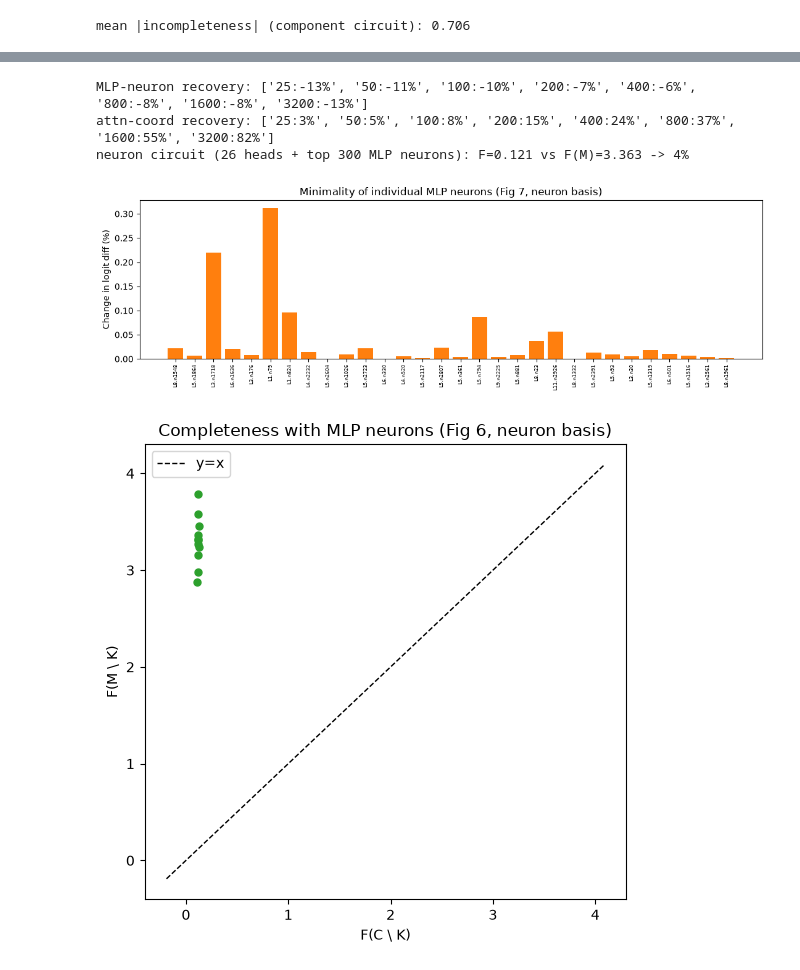
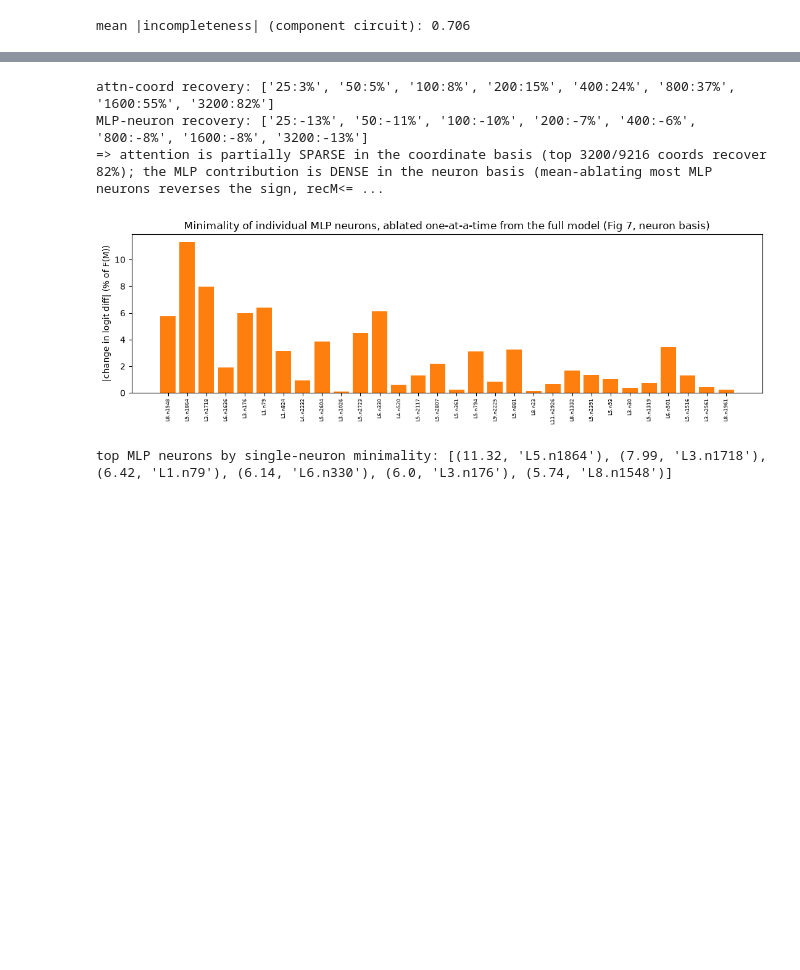
Before and after one commit to nahatav/gpt2-ioi-full-activations, a Jupyter notebook: ioi_full_activations.ipynb, the cells around one changed output, grey strips where cells are left out. Saved outputs shown, nothing was run; the diff lists cells and outputs as text; code cells hidden in the pictures; blank space fills up the shorter version.

```diff
--- a/ioi_full_activations.ipynb
+++ b/ioi_full_activations.ipynb
@@ -488,7 +490,7 @@ def run_ld(ids):
     return float(logit_diff(box[0],A_io,A_s))
 F_M=run_ld(A_clean); print("F(M) on ablation subset:",round(F_M,3))
 
-def F_ablate(keep_heads=None, keep_z=None, keep_mlp=None, ablate_mlp_layers=None):
+def F_ablate(keep_heads=None, keep_z=None, keep_mlp=None, ablate_mlp_layers=None, ablate_mlp_neurons=None):
     """Run clean; mean-ablate everything NOT kept. keep_heads: set of (l,h) (else all heads kept).
     keep_z/keep_mlp: dict l->set of kept dims/neurons (else all kept). ablate_mlp_layers: set of layers to fully mean-ablate."""
     _lobox=[None]
@@ -511,6 +513,8 @@ def F_ablate(keep_heads=None, keep_z=None, keep_mlp=None, ablate_mlp_layers=None
                 mm=torch.zeros(DMLP,device=DEVICE)
                 for nr in keep_mlp.get(l,()): mm[nr]=1.0
                 mlp[:]=mlp*mm[None,None,:]+mean_mh[l][None]*(1-mm)[None,None,:]
+            elif ablate_mlp_neurons is not None and l in ablate_mlp_neurons:
+                for nr in ablate_mlp_neurons[l]: mlp[:,:,nr]=mean_mh[l][None,:,nr]
         _lobox[0]=model.lm_head.output.save()
     return float(logit_diff(_lobox[0],A_io,A_s))
 
@@ -573,7 +577,8 @@ print("mean |incompleteness| (component circuit):",round(np.mean([abs(a-b) for a
 [figure]
 mean |incompleteness| (component circuit): 0.706
 # %%
-# Neuron-level circuit: most important neurons irrespective of component
+# Below components: the neuron basis. (i) how few neurons suffice (recovery / completeness),
+# (ii) per-neuron minimality (Fig 7 in the neuron basis).
 zall=sorted(((abs(head_dim[l,h,d].item()),l,h*DH+d) for l in range(NL) for h in range(NH) for d in range(DH)),reverse=True)
 mall=sorted(((abs(mlp_neuron[l,nr].item()),l,nr) for l in range(NL) for nr in range(DMLP)),reverse=True)
 def topz(K):
@@ -584,51 +589,34 @@ def topmlp(K):
     km=defaultdict(set)
     for _,l,nr in mall[:K]: km[l].add(nr)
     return dict(km)
-# Two recovery curves: are the important *neurons* enough? MLP neurons vs attention coordinates.
+F_heads=F_ablate(keep_heads=CIRCUIT_HEADS)   # 26-head circuit (all MLPs kept) -> reference recovery
 Ks=[25,50,100,200,400,800,1600,3200]
-recM=[F_ablate(keep_heads=ALLH, keep_mlp=topmlp(K))/F_M*100 for K in Ks]   # all heads kept, sparse MLP neurons
-recA=[F_ablate(keep_z=topz(K))/F_M*100 for K in Ks]                         # sparse attn coords, all MLPs kept
-fig,ax=plt.subplots(figsize=(6.5,4))
-ax.plot(Ks,recM,"o-",color="#ff7f0e",label="keep all heads + top-K MLP neurons")
-ax.plot(Ks,recA,"s-",color="#1f77b4",label="keep top-K attn coords + all MLPs")
-ax.axhline(100,color="k",ls=":",lw=1); ax.set_xscale("log")
-ax.set_xlabel("# top neurons kept per type"); ax.set_ylabel("F as % of F(M)")
-ax.set_title("Sparsity in the neuron basis: MLP neurons vs attention coordinates")
-ax.legend(fontsize=8); plt.tight_layout(); plt.savefig(f"{FIGS}/E_neuron_recovery_curve.png",dpi=140); plt.show()
-print("MLP-neuron recovery:", [f"{k}:{r:.0f}%" for k,r in zip(Ks,recM)])
-print("attn-coord recovery:", [f"{k}:{r:.0f}%" for k,r in zip(Ks,recA)])
-# Meaningful neuron-level circuit: the circuit heads (whole) + top MLP neurons (mean the rest of MLP)
-KM=300; keepm=topmlp(KM)
-F_Cn=F_ablate(keep_heads=CIRCUIT_HEADS, keep_mlp=keepm)
-print(f"neuron circuit (26 heads + top {KM} MLP neurons): F={F_Cn:.3f} vs F(M)={F_M:.3f} -> {F_Cn/F_M*100:.0f}%")
-# Fig 7 (neuron): minimality of individual top MLP neurons within the heads+MLP-neuron circuit
+recA=[F_ablate(keep_z=topz(K))/F_M*100 for K in Ks]                       # keep top-K attn coords, all MLPs
+recM=[F_ablate(keep_heads=ALLH, keep_mlp=topmlp(K))/F_M*100 for K in Ks]  # keep top-K MLP neurons, all heads
+fig,ax=plt.subplots(figsize=(7,4.2))
+ax.plot(Ks,recA,"s-",color="#1f77b4",label="keep top-K attention coords (all MLPs)")
+ax.plot(Ks,recM,"o-",color="#ff7f0e",label="keep top-K MLP neurons (all heads)")
+ax.axhline(F_heads/F_M*100,color="#2ca02c",ls="--",lw=1,label="26-head circuit (all MLPs)")
+ax.axhline(100,color="k",ls=":",lw=1); ax.axhline(0,color="grey",lw=.6); ax.set_xscale("log")
+ax.set_xlabel("# top neurons kept"); ax.set_ylabel("recovered logit diff (% of F(M))")
+ax.set_title("Neuron-basis completeness: how much of F(M) the top-K neurons recover")
+ax.legend(fontsize=8); plt.tight_layout(); plt.savefig(f"{FIGS}/C_fig6_neuron_completeness.png",dpi=140); plt.show()
+print("attn-coord recovery:",[f"{k}:{r:.0f}%" for k,r in zip(Ks,recA)])
+print("MLP-neuron recovery:",[f"{k}:{r:.0f}%" for k,r in zip(Ks,recM)])
+print(f"=> attention is partially SPARSE in the coordinate basis (top {Ks[-1]}/9216 coords recover {recA[-1]:.0f}%);"
+      f" the MLP contribution is DENSE in the neuron basis (mean-ablating most MLP neurons reverses the sign, recM<=0),"
+      f" driven by MLP0 and the collective later MLPs.")
+
+# Fig 7 (neuron basis): minimality of individual neurons = |F(M) - F(M with that neuron mean-ablated)| / F(M)
 mtop=mall[:30]; scores=[]
 for _,l,nr in mtop:
-    km2={ll:set(keepm[ll]) for ll in keepm}; km2.setdefault(l,set()).discard(nr)
-    f2=F_ablate(keep_heads=CIRCUIT_HEADS, keep_mlp=km2)
-    scores.append((l,nr,abs(F_Cn-f2)/abs(F_M)*100))
+    f2=F_ablate(ablate_mlp_neurons={l:{nr}})
+    scores.append((l,nr,abs(F_M-f2)/abs(F_M)*100))
 fig,ax=plt.subplots(figsize=(11,3.6))
 ax.bar(range(len(scores)),[s for *_,s in scores],color="#ff7f0e")
 ax.set_xticks(range(len(scores))); ax.set_xticklabels([f"L{l}.n{nr}" for l,nr,_ in scores],rotation=90,fontsize=6)
-ax.set_ylabel("Change in logit diff (%)"); ax.set_title("Minimality of individual MLP neurons (Fig 7, neuron basis)")
+ax.set_ylabel("|change in logit diff| (% of F(M))")
+ax.set_title("Minimality of individual MLP neurons, ablated one-at-a-time from the full model (Fig 7, neuron basis)")
 plt.tight_layout(); plt.savefig(f"{FIGS}/C_fig7_minimality_neurons.png",dpi=140,bbox_inches="tight"); plt.show()
-
-# Fig 6 (neuron): completeness of the heads + MLP-neuron circuit under MLP-neuron knockouts
-rng=random.Random(1); topm_list=[(l,nr) for _,l,nr in mall[:KM]]
-def Fn_C_drop(drop):
-    km2={ll:set(keepm[ll]) for ll in keepm}
-    for l,nr in drop: km2.setdefault(l,set()).discard(nr)
-    return F_ablate(keep_heads=CIRCUIT_HEADS, keep_mlp=km2)
-def Fn_M_drop(drop):
-    km2=defaultdict(set)
-    for l in range(NL): km2[l]=set(range(DMLP))
-    for l,nr in drop: km2[l].discard(nr)
-    return F_ablate(keep_heads=ALLH, keep_mlp=dict(km2))
-ptsn=[]
-for samp in [[]]+[rng.sample(topm_list,rng.randint(1,20)) for _ in range(10)]:
-    ptsn.append((Fn_C_drop(samp),Fn_M_drop(samp)))
-fig,ax=plt.subplots(figsize=(5.5,5.5)); xs=[p[0] for p in ptsn]; ysv=[p[1] for p in ptsn]
-ax.scatter(xs,ysv,c="#2ca02c",s=25); lim=[min(xs+ysv)-0.3,max(xs+ysv)+0.3]; ax.plot(lim,lim,"k--",lw=1,label="y=x")
-ax.set_xlabel("F(C \\ K)"); ax.set_ylabel("F(M \\ K)"); ax.set_title("Completeness with MLP neurons (Fig 6, neuron basis)"); ax.legend()
-plt.tight_layout(); plt.savefig(f"{FIGS}/C_fig6_completeness_neurons.png",dpi=140); plt.show()
+print("top MLP neurons by single-neuron minimality:",sorted([(round(s,2),f"L{l}.n{nr}") for l,nr,s in scores],reverse=True)[:6])
 # %% [output]
@@ -636,8 +624,8 @@ plt.tight_layout(); plt.savefig(f"{FIGS}/C_fig6_completeness_neurons.png",dpi=14
+attn-coord recovery: ['25:3%', '50:5%', '100:8%', '200:15%', '400:24%', '800:37%', '1600:55%', '3200:82%']
 MLP-neuron recovery: ['25:-13%', '50:-11%', '100:-10%', '200:-7%', '400:-6%', '800:-8%', '1600:-8%', '3200:-13%']
-attn-coord recovery: ['25:3%', '50:5%', '100:8%', '200:15%', '400:24%', '800:37%', '1600:55%', '3200:82%']
-neuron circuit (26 heads + top 300 MLP neurons): F=0.121 vs F(M)=3.363 -> 4%
+=> attention is partially SPARSE in the coordinate basis (top 3200/9216 coords recover 82%); the MLP contribution is DENSE in the neuron basis (mean-ablating most MLP neurons reverses the sign, recM<= ...
-[figure, old version]
+[figure, new version]
-[figure, removed]
+top MLP neurons by single-neuron minimality: [(11.32, 'L5.n1864'), (7.99, 'L3.n1718'), (6.42, 'L1.n79'), (6.14, 'L6.n330'), (6.0, 'L3.n176'), (5.74, 'L8.n1548')]
 # %% [markdown]
 ## Findings
 
```
Also changed, not shown: parts of 4 cells of this notebook, 5 other files.
